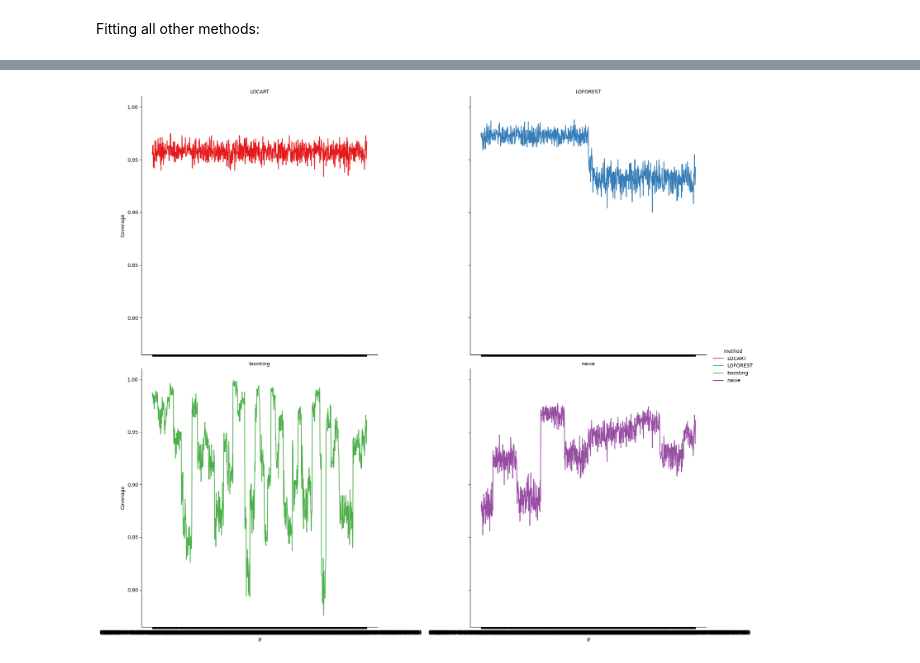
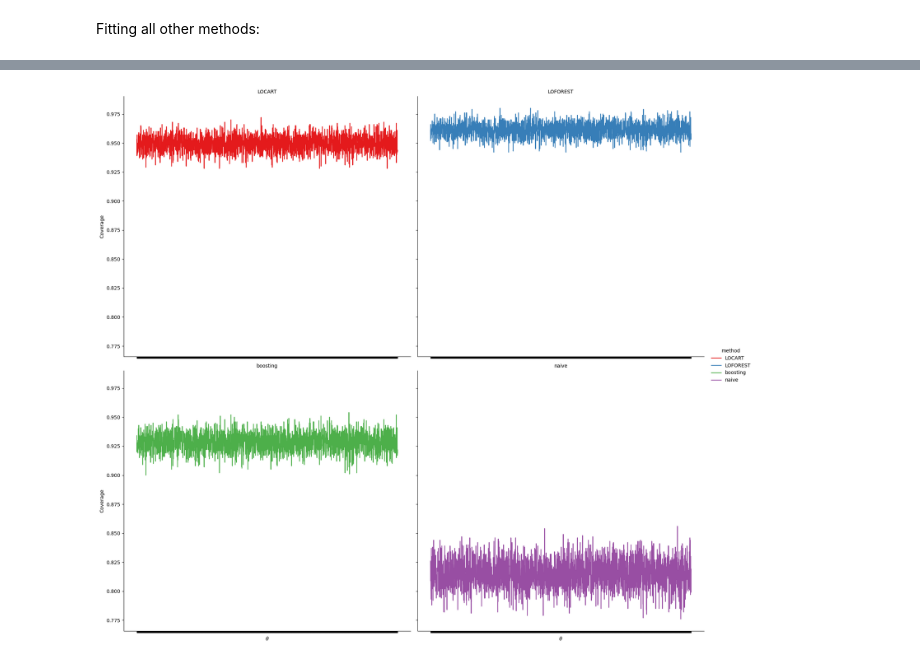
Before and after one commit to Monoxido45/CSI, a Jupyter notebook: experiments/gamma.ipynb, the cells around one changed output, grey strips where cells are left out. Drawn from its saved outputs; the diff is of its cells as text; code cells hidden in the pictures.

Commit message:
debugging gamma example and fixing details in BFF

```diff
--- a/experiments/gamma.ipynb
+++ b/experiments/gamma.ipynb
@@ -574,9 +587,7 @@ Naive running time: 0.07723379135131836 seconds.
 # %% [markdown]
 Sampling $\theta$ and $\lambda$ to fit the models:
 # %%
-grid = np.linspace((50, 2), (150, 8), B)
-model_lambdas = sample_gamma(n = B, N = N, thetas = grid, seed = 45)
-model_thetas = grid.reshape(-1, 2)
+model_thetas, model_lambdas = sample_gamma(n = B, N = N, seed = 45)
 # %% [markdown]
 Fitting all other methods:
 # %%
@@ -606,0 +620,7 @@ Boosting running time: 0.09795308113098145 seconds.
+# %%
+n_out = 50
+a_s = np.linspace(50.0001, 149.9999, n_out)
+b_s = np.linspace(2.0001, 7.9999, n_out)
+thetas_grid = np.c_[list(itertools.product(a_s, b_s))]
+# printing grid size
+thetas_grid.shape[0]
@@ -607,16 +629,16 @@ Boosting running time: 0.09795308113098145 seconds.
 # %%
 # naive quantiles
-naive_list = predict_naive_quantile(grid, naive_quantiles)
+naive_list = predict_naive_quantile(thetas_grid, naive_quantiles)
 
 # locart quantiles
-idxs = locart_object.cart.apply(grid.reshape(-1, 2))
+idxs = locart_object.cart.apply(thetas_grid)
 list_locart_quantiles = [locart_quantiles[idx] for idx in idxs]
 
 # loforest
-loforest_cutoffs = loforest_object.compute_cutoffs(grid.reshape(-1, 2))
+loforest_cutoffs = loforest_object.compute_cutoffs(thetas_grid)
 
 # boosting
-boosting_quantiles = model.predict(grid.reshape(-1, 2))
+boosting_quantiles = model.predict(thetas_grid)
 
 # dictionary of quantiles
 quantile_dict = {
@@ -626,7 +648,7 @@ quantile_dict = {
     "boosting": boosting_quantiles,
 }
 # %%
-cover_data = evaluate_coverage(quantile_dict, grid, n = 1000)
+cover_data = evaluate_coverage(quantile_dict, thetas = thetas_grid, n = 1000)
 # %%
 #| echo: false
 keys = cover_data[0].iloc[:, 0].values
@@ -645,16 +667,17 @@ plt.show()
 # %%
 #| echo: false
 # Melt the coverage data
 coverage_data_melted = pd.melt(
     cover_data[1], id_vars=["thetas"], var_name="method", value_name="coverage")
 # Plot the coverage as function of the thetas generated
 g = sns.FacetGrid(coverage_data_melted, col="method", hue = "method",
  col_wrap = 2, height=8, aspect=1.10, palette = "Set1")
+g.set(xticklabels=[])
 g.map(sns.lineplot, "thetas", "coverage")
 g.add_legend()
 g.set_titles("{col_name}")
 g.set_xlabels(r"$\theta$")
 g.set_ylabels("Coverage")
 plt.show()
 # %% [output]
-[figure, old version]
+[figure, new version]
```
Also changed, not shown: parts of 14 cells of this notebook, 3 other files.
